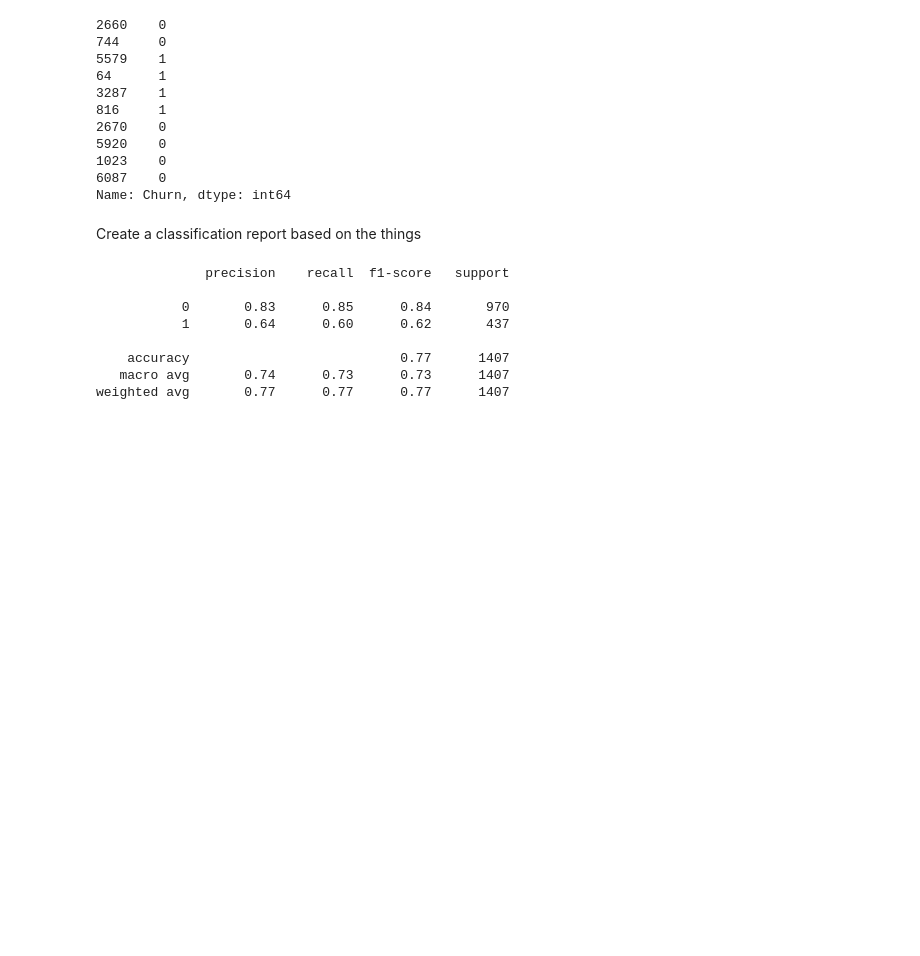
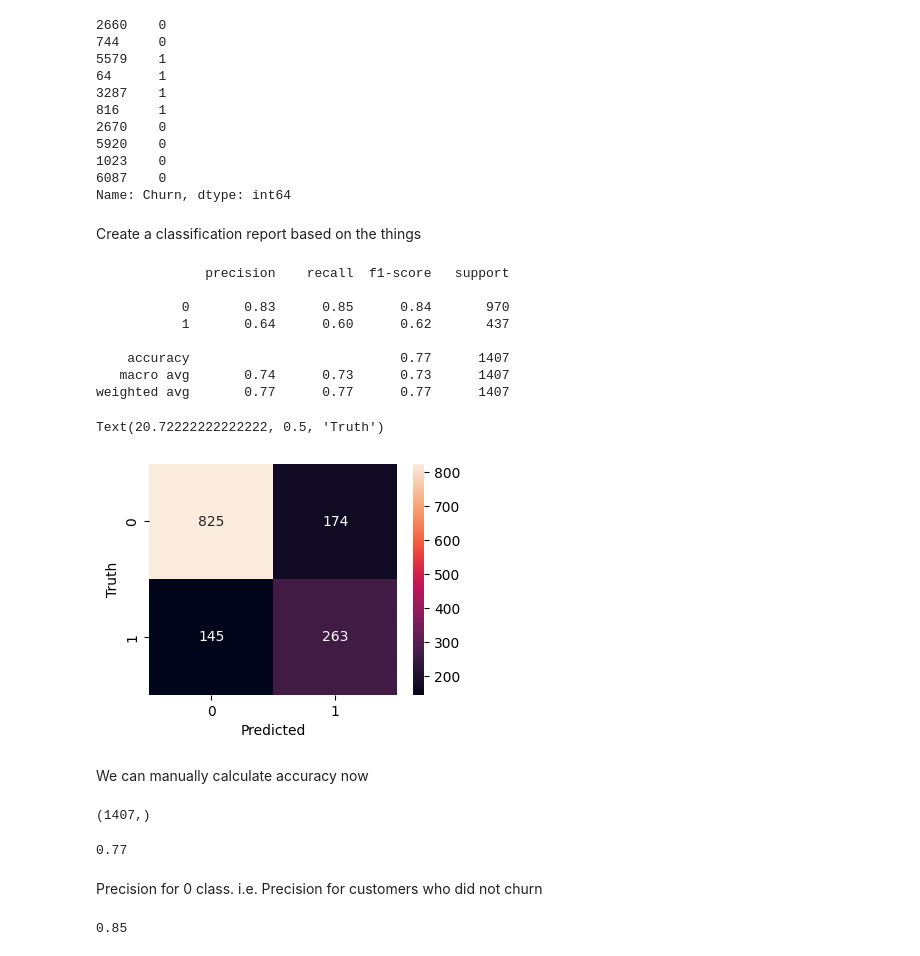
Before and after one commit to MdRimon29/Deep-Learning-CB, a Jupyter notebook: 09-Customer Churn using ANN/Customer_churn_prediction.ipynb, the cells around one changed output. Drawn from its saved outputs; the diff is of its cells as text; code cells hidden in the pictures; blank space fills up the shorter version.

```diff
--- a/09-Customer Churn using ANN/Customer_churn_prediction.ipynb
+++ b/09-Customer Churn using ANN/Customer_churn_prediction.ipynb
@@ -564,3 +564,31 @@ print(classification_report(y_pred,y_test))
     accuracy                           0.77      1407
    macro avg       0.74      0.73      0.73      1407
 weighted avg       0.77      0.77      0.77      1407
+# %%
+import seaborn as sn
+
+cm=tf.math.confusion_matrix(labels=y_test,predictions=y_pred)
+
+plt.figure(figsize = (4,3))
+sn.heatmap(cm, annot=True, fmt='d')
+plt.xlabel('Predicted')
+plt.ylabel('Truth')
+# %% [output]
+Text(20.72222222222222, 0.5, 'Truth')
+[figure, added]
+# %% [markdown]
+We can manually calculate accuracy now
+# %%
+y_test.shape
+# %% [output]
+(1407,)
+# %%
+round((825+263)/1407,2)
+# %% [output]
+0.77
+# %% [markdown]
+Precision for 0 class. i.e. Precision for customers who did not churn
+# %%
+round(825/(825+145),2)
+# %% [output]
+0.85
```
Also changed, not shown: parts of 6 cells of this notebook.
